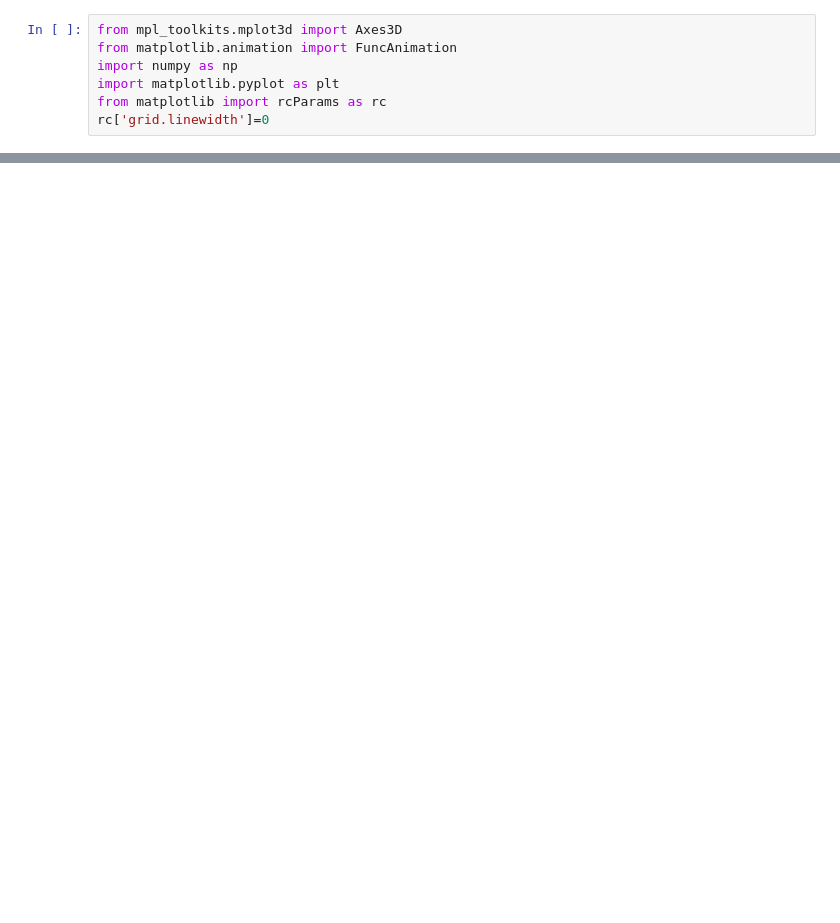
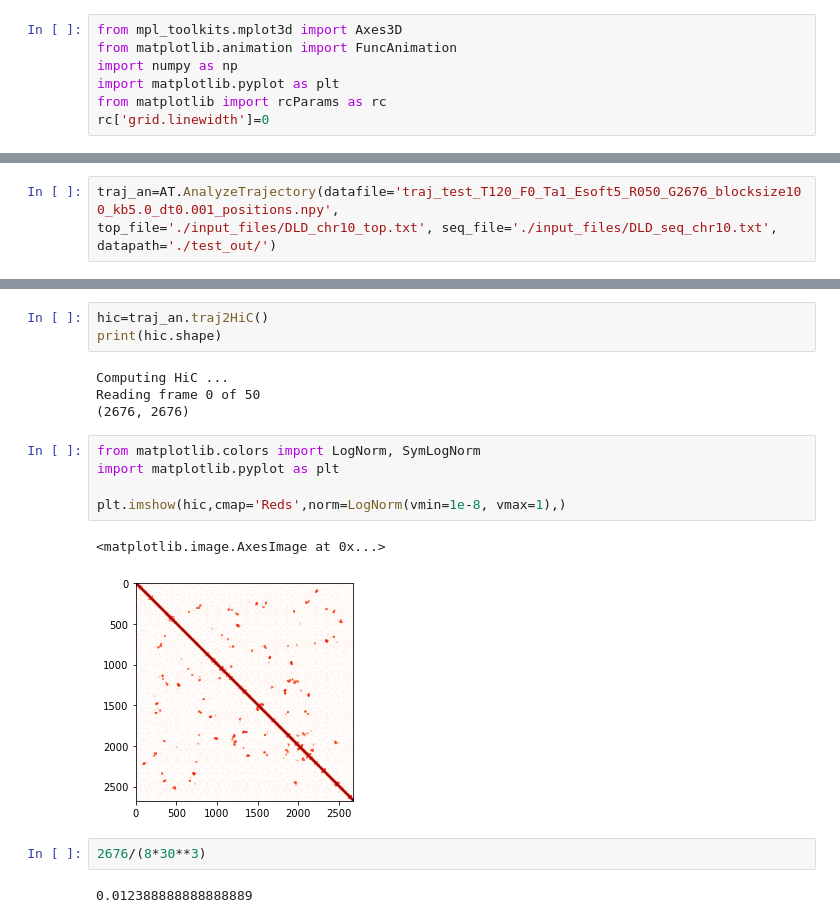
Before and after one commit to s-brahmachari/Active-noise-simulations, a Jupyter notebook: sim_codes/visualize_traj.ipynb, the cells around one changed output, grey strips where cells are left out. Cells and saved outputs as stored; diff of their text form; blank space fills up the shorter version.

```diff
--- a/sim_codes/visualize_traj.ipynb
+++ b/sim_codes/visualize_traj.ipynb
@@ -60,0 +59,3 @@ ff.shape
+# %%
+traj_an=AT.AnalyzeTrajectory(datafile='traj_test_T120_F0_Ta1_Esoft5_R050_G2676_blocksize100_kb5.0_dt0.001_positions.npy',
+top_file='./input_files/DLD_chr10_top.txt', seq_file='./input_files/DLD_seq_chr10.txt', datapath='./test_out/')
@@ -60,0 +78,19 @@ ff.shape
+# %%
+hic=traj_an.traj2HiC()
+print(hic.shape)
+# %% [output]
+Computing HiC ...
+Reading frame 0 of 50
+(2676, 2676)
+# %%
+from matplotlib.colors import LogNorm, SymLogNorm
+import matplotlib.pyplot as plt
+
+plt.imshow(hic,cmap='Reds',norm=LogNorm(vmin=1e-8, vmax=1),)
+# %% [output]
+<matplotlib.image.AxesImage at 0x...>
+[figure, added]
+# %%
+2676/(8*30**3)
+# %% [output]
+0.012388888888888889
```
Also changed, not shown: parts of 6 cells of this notebook, 7 other files.
